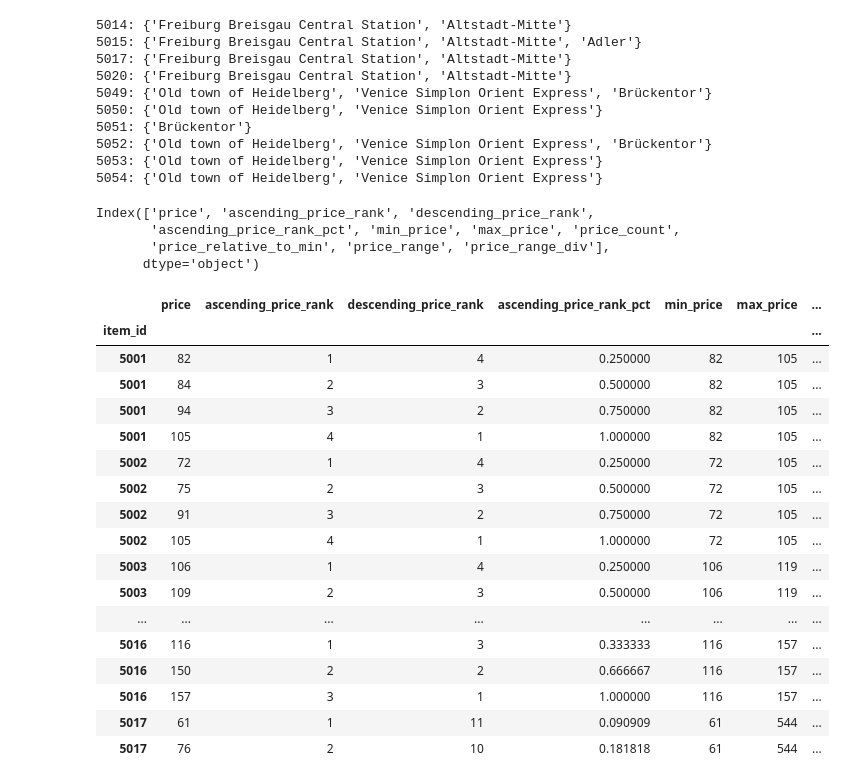
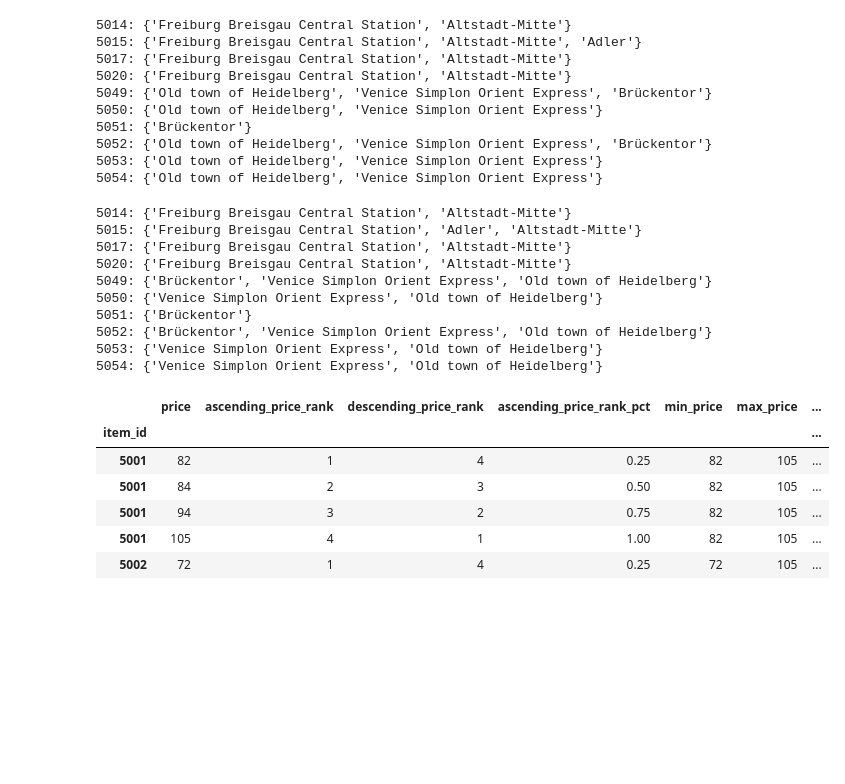
Before and after one commit to emekgozluklu/recsys2019-solution, a Jupyter notebook: files_contents.ipynb, the cells around one changed output. Cells and saved outputs as stored; diff of their text form; code cells hidden in the pictures; blank space fills up the shorter version.

```diff
--- a/files_contents.ipynb
+++ b/files_contents.ipynb
@@ -64,34 +79,32 @@ for i,j in list(sorted(item_pois.items()))[:10]:
 5052: {'Old town of Heidelberg', 'Venice Simplon Orient Express', 'Brückentor'}
 5053: {'Old town of Heidelberg', 'Venice Simplon Orient Express'}
 5054: {'Old town of Heidelberg', 'Venice Simplon Orient Express'}
+# %%
+# item_pois
+item_to_poi = joblib.load(os.path.join("data", "item_to_poi_map.joblib"))
+
+for i,j in list(sorted(item_to_poi.items()))[:10]:
+    print(f"{i}: {j}")
+# %% [output]
+5014: {'Freiburg Breisgau Central Station', 'Altstadt-Mitte'}
+5015: {'Freiburg Breisgau Central Station', 'Adler', 'Altstadt-Mitte'}
+5017: {'Freiburg Breisgau Central Station', 'Altstadt-Mitte'}
+5020: {'Freiburg Breisgau Central Station', 'Altstadt-Mitte'}
+5049: {'Brückentor', 'Venice Simplon Orient Express', 'Old town of Heidelberg'}
+5050: {'Venice Simplon Orient Express', 'Old town of Heidelberg'}
+5051: {'Brückentor'}
+5052: {'Brückentor', 'Venice Simplon Orient Express', 'Old town of Heidelberg'}
+5053: {'Venice Simplon Orient Express', 'Old town of Heidelberg'}
+5054: {'Venice Simplon Orient Express', 'Old town of Heidelberg'}
 # %%
-# item_prices
+item_prices = pd.read_csv(os.path.join("data", "item_prices.csv"), index_col=0)
 
-item_prices = pd.read_csv(os.path.join("data","item_prices.csv"), index_col=0)
-
-print(item_prices.columns)
-
-item_prices.head(50)
+item_prices.head()
 # %% [output]
-Index(['price', 'ascending_price_rank', 'descending_price_rank',
-       'ascending_price_rank_pct', 'min_price', 'max_price', 'price_count',
-       'price_relative_to_min', 'price_range', 'price_range_div'],
-      dtype='object')
 |  | price | ascending_price_rank | descending_price_rank | ascending_price_rank_pct | min_price | max_price | ... |
 | item_id |  |  |  |  |  |  | ... |
-| 5001 | 82 | 1 | 4 | 0.250000 | 82 | 105 | ... |
-| 5001 | 84 | 2 | 3 | 0.500000 | 82 | 105 | ... |
-| 5001 | 94 | 3 | 2 | 0.750000 | 82 | 105 | ... |
-| 5001 | 105 | 4 | 1 | 1.000000 | 82 | 105 | ... |
-| 5002 | 72 | 1 | 4 | 0.250000 | 72 | 105 | ... |
-| 5002 | 75 | 2 | 3 | 0.500000 | 72 | 105 | ... |
-| 5002 | 91 | 3 | 2 | 0.750000 | 72 | 105 | ... |
-| 5002 | 105 | 4 | 1 | 1.000000 | 72 | 105 | ... |
-| 5003 | 106 | 1 | 4 | 0.250000 | 106 | 119 | ... |
-| 5003 | 109 | 2 | 3 | 0.500000 | 106 | 119 | ... |
-| ... | ... | ... | ... | ... | ... | ... | ... |
-| 5016 | 116 | 1 | 3 | 0.333333 | 116 | 157 | ... |
-| 5016 | 150 | 2 | 2 | 0.666667 | 116 | 157 | ... |
-| 5016 | 157 | 3 | 1 | 1.000000 | 116 | 157 | ... |
-| 5017 | 61 | 1 | 11 | 0.090909 | 61 | 544 | ... |
-| 5017 | 76 | 2 | 10 | 0.181818 | 61 | 544 | ... |
+| 5001 | 82 | 1 | 4 | 0.25 | 82 | 105 | ... |
+| 5001 | 84 | 2 | 3 | 0.50 | 82 | 105 | ... |
+| 5001 | 94 | 3 | 2 | 0.75 | 82 | 105 | ... |
+| 5001 | 105 | 4 | 1 | 1.00 | 82 | 105 | ... |
+| 5002 | 72 | 1 | 4 | 0.25 | 72 | 105 | ... |
```
Also changed, not shown: parts of 41 cells of this notebook, 36 other files.
